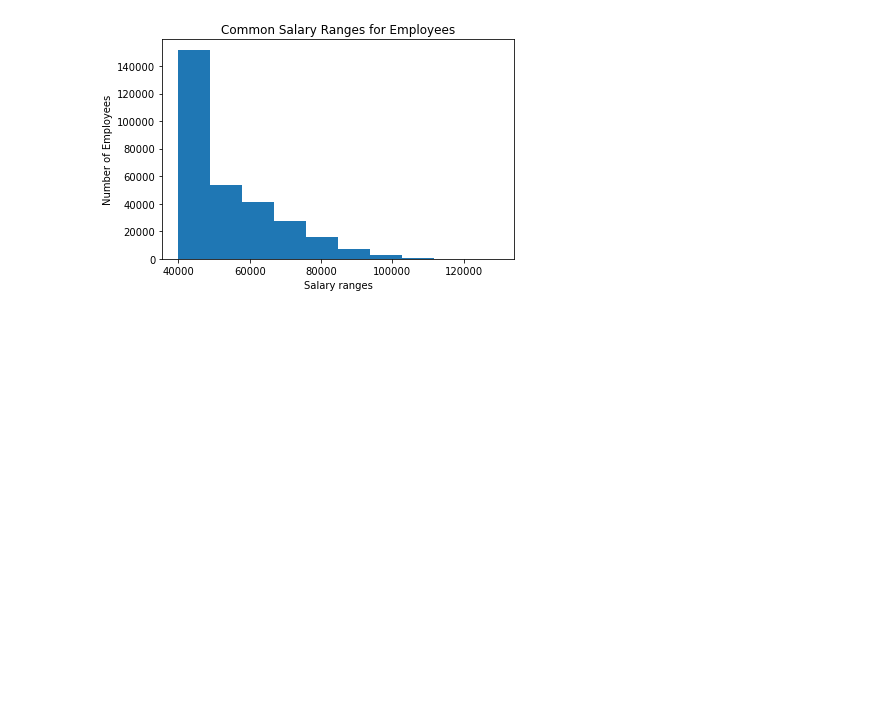
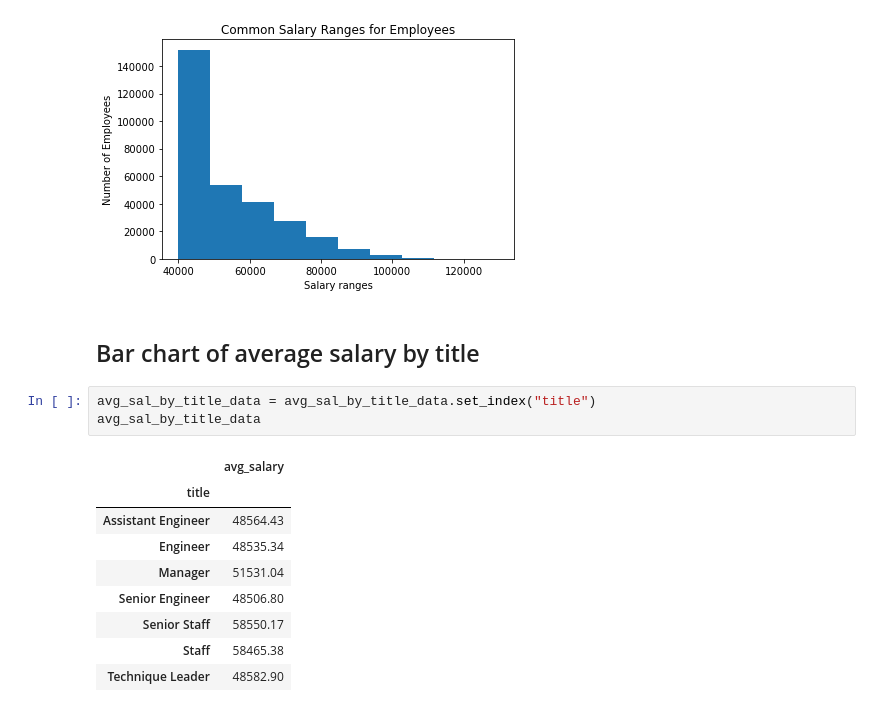
Before and after one commit to ushaakumaar/Employee_Database_Analysis-SQL, a Jupyter notebook: Bonus/Bonus_Analysis.ipynb, the cells around one changed output. Cells and saved outputs as stored; diff of their text form; blank space fills up the shorter version.

```diff
--- a/Bonus/Bonus_Analysis.ipynb
+++ b/Bonus/Bonus_Analysis.ipynb
@@ -92,3 +92,18 @@ plt.savefig("common_salary_ranges_histogram.png")
 plt.show()
 # %% [output]
 [figure]
+# %% [markdown]
+## Bar chart of average salary by title
+# %%
+avg_sal_by_title_data = avg_sal_by_title_data.set_index("title")
+avg_sal_by_title_data
+# %% [output]
+|  | avg_salary |
+| title |  |
+| Assistant Engineer | 48564.43 |
+| Engineer | 48535.34 |
+| Manager | 51531.04 |
+| Senior Engineer | 48506.80 |
+| Senior Staff | 58550.17 |
+| Staff | 58465.38 |
+| Technique Leader | 48582.90 |
```
Also changed, not shown: parts of 2 cells of this notebook.
